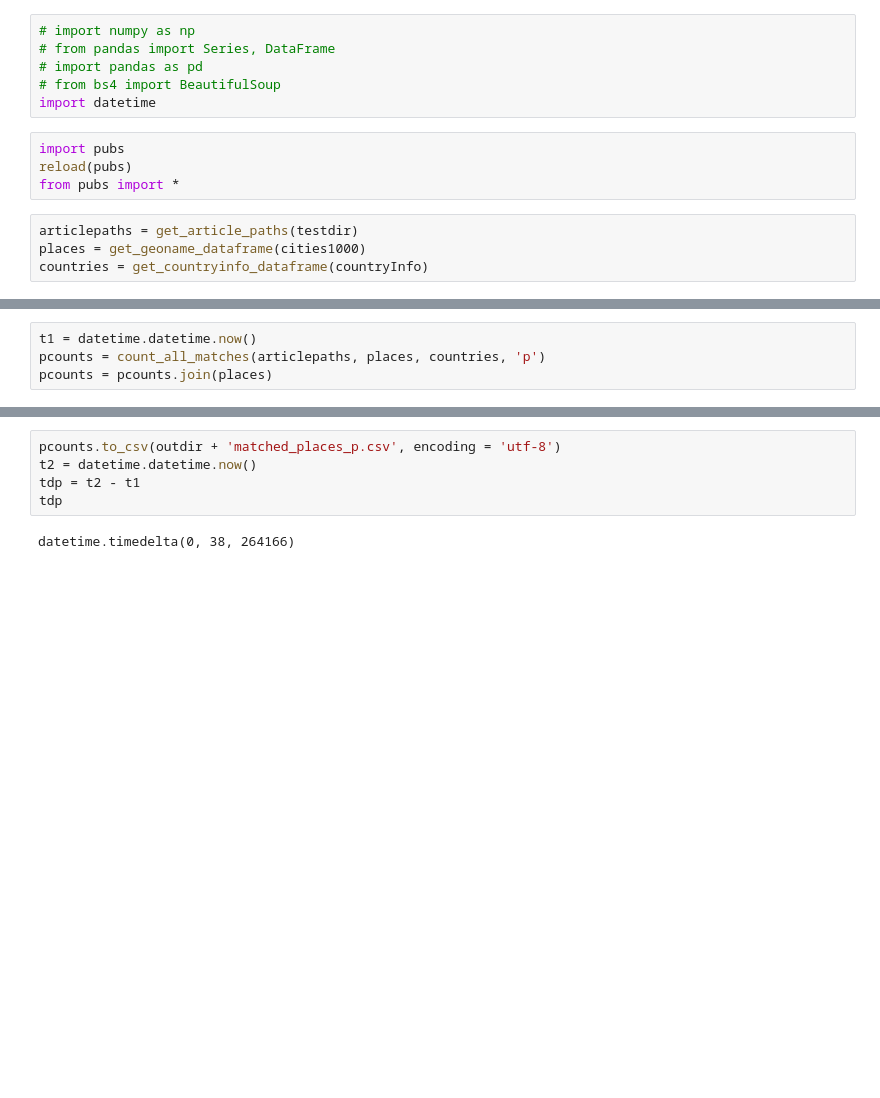
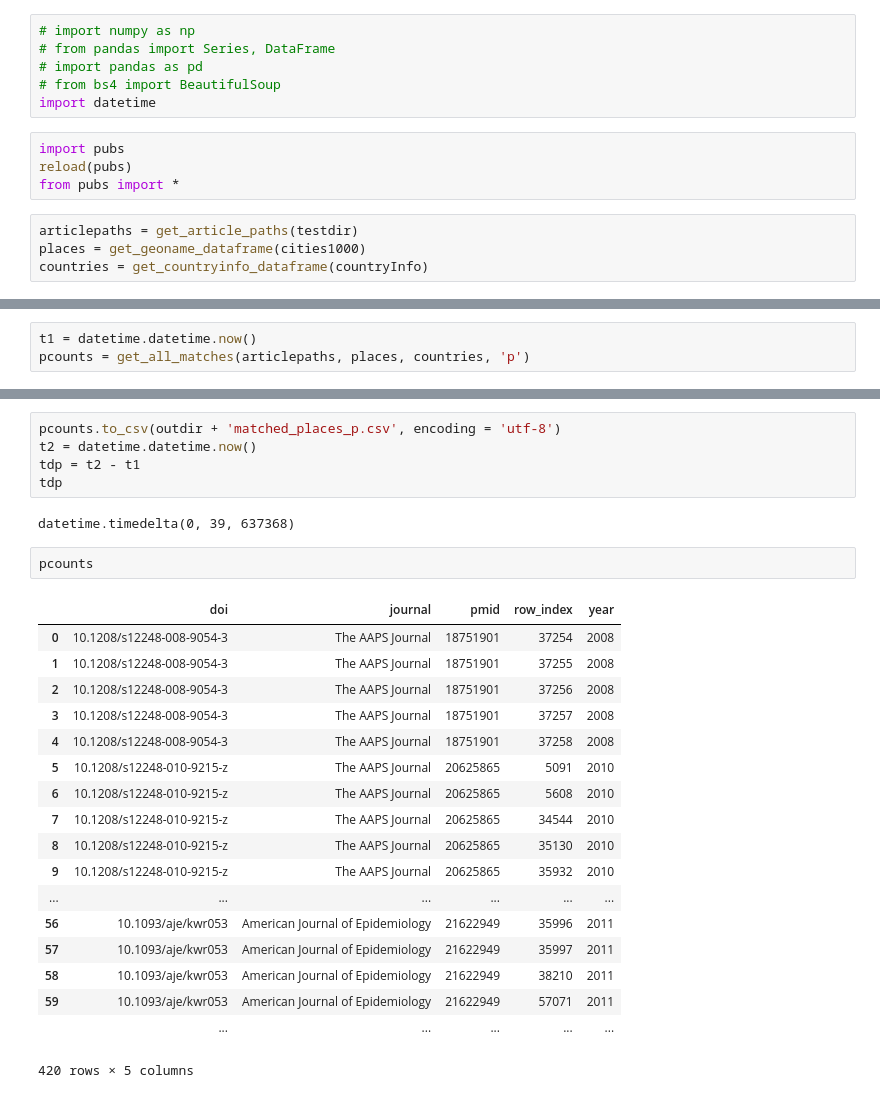
Before and after one commit to toph-allen/hs2-pubs, a Jupyter notebook: Module Testing.ipynb, the cells around one changed output, grey strips where cells are left out. Cells and saved outputs as stored; diff of their text form; blank space fills up the shorter version.

Commit message:
Rewrote code to return more metadata about each match.

```diff
--- a/Module Testing.ipynb
+++ b/Module Testing.ipynb
@@ -26,4 +43,3 @@ datetime.timedelta(0, 15, 937139)
 # %%
 t1 = datetime.datetime.now()
-pcounts = count_all_matches(articlepaths, places, countries, 'p')
-pcounts = pcounts.join(places)
+pcounts = get_all_matches(articlepaths, places, countries, 'p')
@@ -33,4 +67,25 @@ t2 = datetime.datetime.now()
 tdp = t2 - t1
 tdp
 # %% [output]
-datetime.timedelta(0, 38, 264166)
+datetime.timedelta(0, 39, 637368)
+# %%
+pcounts
+# %% [output]
+|  | doi | journal | pmid | row_index | year |
+| 0 | 10.1208/s12248-008-9054-3 | The AAPS Journal | 18751901 | 37254 | 2008 |
+| 1 | 10.1208/s12248-008-9054-3 | The AAPS Journal | 18751901 | 37255 | 2008 |
+| 2 | 10.1208/s12248-008-9054-3 | The AAPS Journal | 18751901 | 37256 | 2008 |
+| 3 | 10.1208/s12248-008-9054-3 | The AAPS Journal | 18751901 | 37257 | 2008 |
+| 4 | 10.1208/s12248-008-9054-3 | The AAPS Journal | 18751901 | 37258 | 2008 |
+| 5 | 10.1208/s12248-010-9215-z | The AAPS Journal | 20625865 | 5091 | 2010 |
+| 6 | 10.1208/s12248-010-9215-z | The AAPS Journal | 20625865 | 5608 | 2010 |
+| 7 | 10.1208/s12248-010-9215-z | The AAPS Journal | 20625865 | 34544 | 2010 |
+| 8 | 10.1208/s12248-010-9215-z | The AAPS Journal | 20625865 | 35130 | 2010 |
+| 9 | 10.1208/s12248-010-9215-z | The AAPS Journal | 20625865 | 35932 | 2010 |
+| ... | ... | ... | ... | ... | ... |
+| 56 | 10.1093/aje/kwr053 | American Journal of Epidemiology | 21622949 | 35996 | 2011 |
+| 57 | 10.1093/aje/kwr053 | American Journal of Epidemiology | 21622949 | 35997 | 2011 |
+| 58 | 10.1093/aje/kwr053 | American Journal of Epidemiology | 21622949 | 38210 | 2011 |
+| 59 | 10.1093/aje/kwr053 | American Journal of Epidemiology | 21622949 | 57071 | 2011 |
+|  | ... | ... | ... | ... | ... |
+420 rows × 5 columns
```
Also changed, not shown: parts of 3 cells of this notebook, 5 other files.
